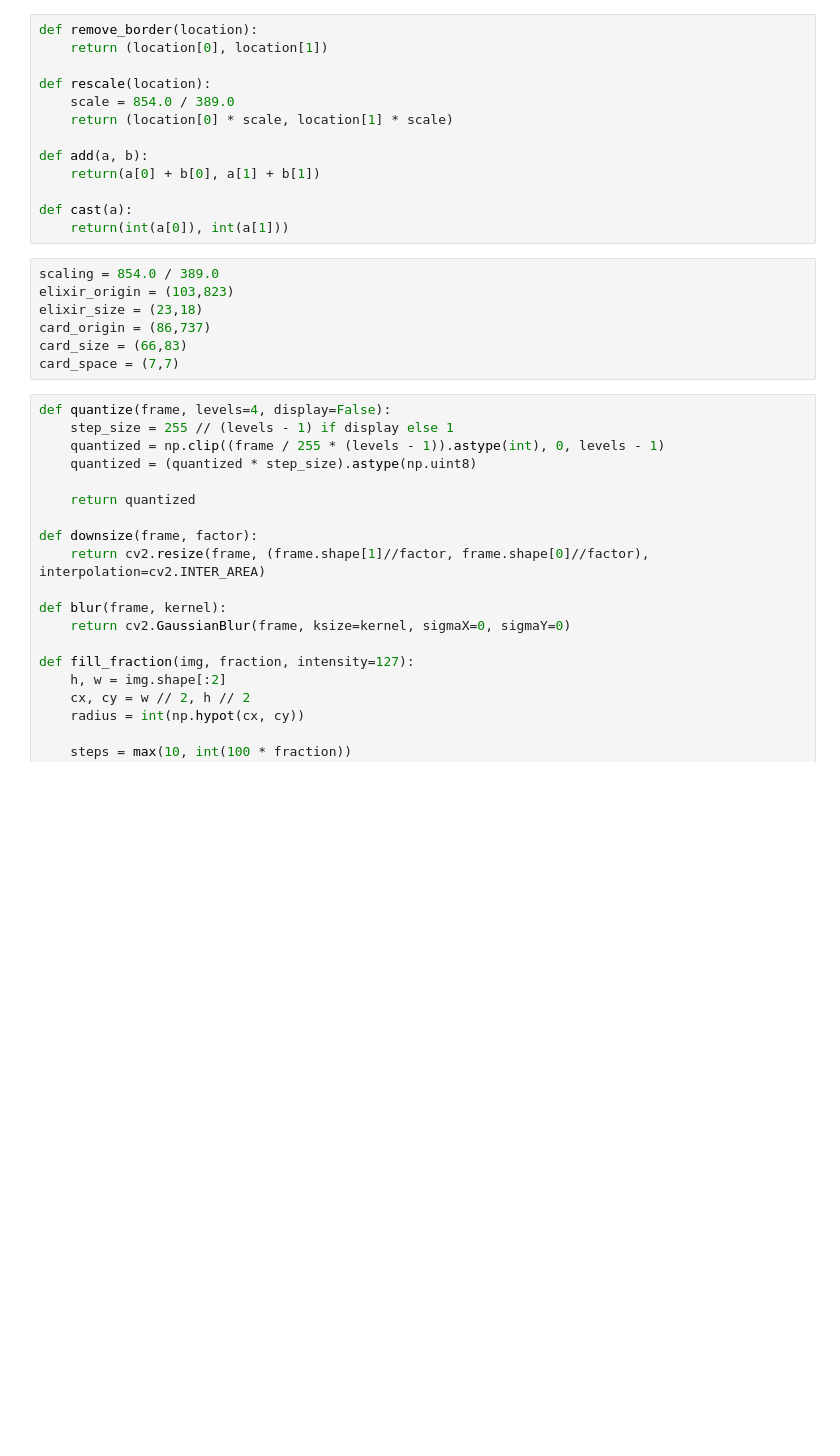
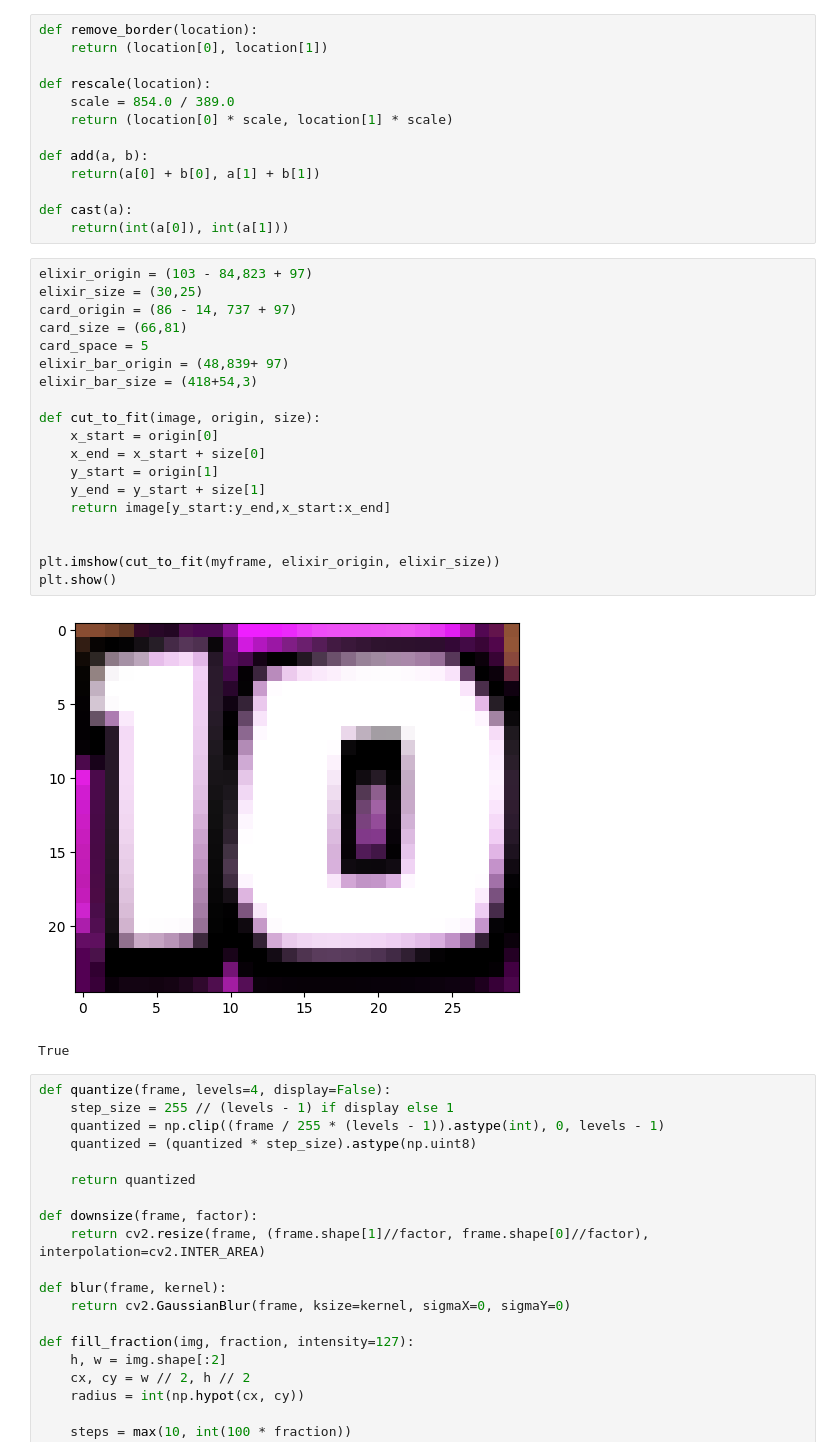
Before and after one commit to chrisrca/CS541-Deep-Learning-Clash-Royale-Project, a Jupyter notebook: main.ipynb, the cells around one changed output. Drawn from its saved outputs; the diff is of its cells as text; blank space fills up the shorter version.

```diff
--- a/main.ipynb
+++ b/main.ipynb
@@ -28,12 +50,27 @@ def add(a, b):
 def cast(a):
     return(int(a[0]), int(a[1]))
 # %%
-scaling = 854.0 / 389.0
-elixir_origin = (103,823)
-elixir_size = (23,18)
-card_origin = (86,737)
-card_size = (66,83)
-card_space = (7,7)
+elixir_origin = (103 - 84,823 + 97)
+elixir_size = (30,25)
+card_origin = (86 - 14, 737 + 97)
+card_size = (66,81)
+card_space = 5
+elixir_bar_origin = (48,839+ 97)
+elixir_bar_size = (418+54,3)
+
+def cut_to_fit(image, origin, size):
+    x_start = origin[0]
+    x_end = x_start + size[0]
+    y_start = origin[1]
+    y_end = y_start + size[1]
+    return image[y_start:y_end,x_start:x_end]
+
+
+plt.imshow(cut_to_fit(myframe, elixir_origin, elixir_size))
+plt.show()
+# %% [output]
+[figure, added]
+True
 # %%
 def quantize(frame, levels=4, display=False):
     step_size = 255 // (levels - 1) if display else 1
```
Also changed, not shown: parts of 11 cells of this notebook, 29 other files.
